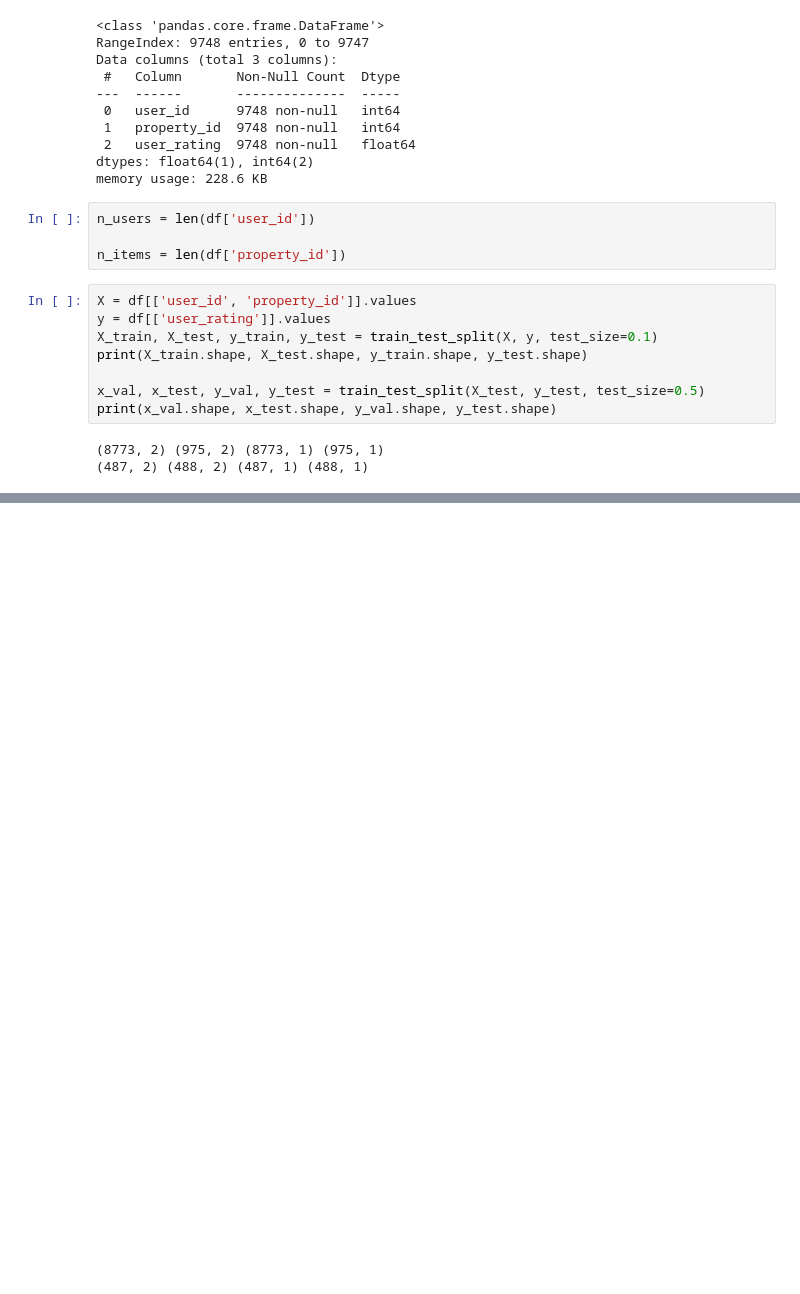
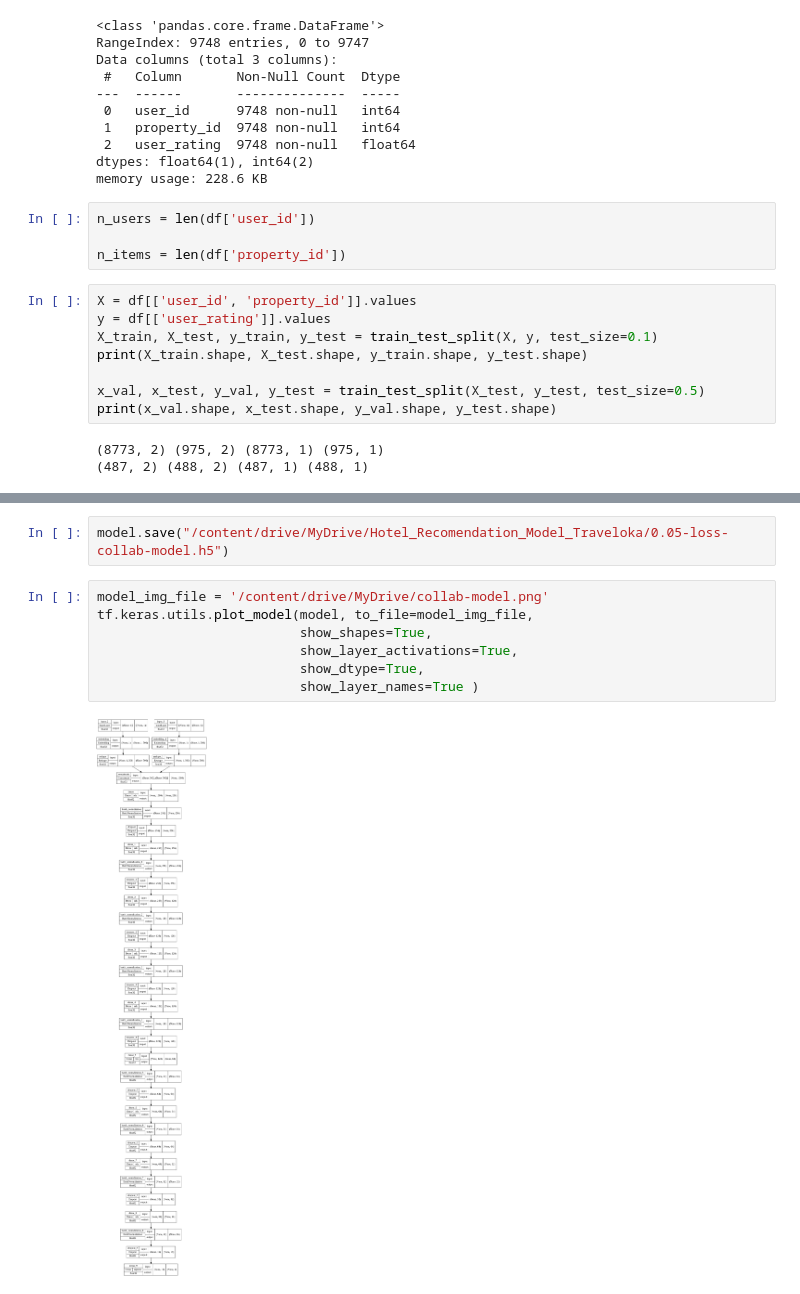
Before and after one commit to zulfauzi92/Hotel_Recomendation_Model_Traveloka, a Jupyter notebook: Recomendation Model/Collaborative - Customize Architecture.ipynb, the cells around one changed output, grey strips where cells are left out. Saved outputs shown, nothing was run; the diff lists cells and outputs as text; blank space fills up the shorter version.

```diff
--- a/Recomendation Model/Collaborative - Customize Architecture.ipynb
+++ b/Recomendation Model/Collaborative - Customize Architecture.ipynb
@@ -311,0 +368,11 @@ array([0.7780596 , 0.9014267 , 0.8850441 , ..., 0.7377666 , 0.78334206,
+# %%
+model.save("/content/drive/MyDrive/Hotel_Recomendation_Model_Traveloka/0.05-loss-collab-model.h5")
+# %%
+model_img_file = '/content/drive/MyDrive/collab-model.png'
+tf.keras.utils.plot_model(model, to_file=model_img_file,
+                          show_shapes=True,
+                          show_layer_activations=True,
+                          show_dtype=True,
+                          show_layer_names=True )
+# %% [output]
+[figure, added]
```
Also changed, not shown: parts of 25 cells of this notebook.
